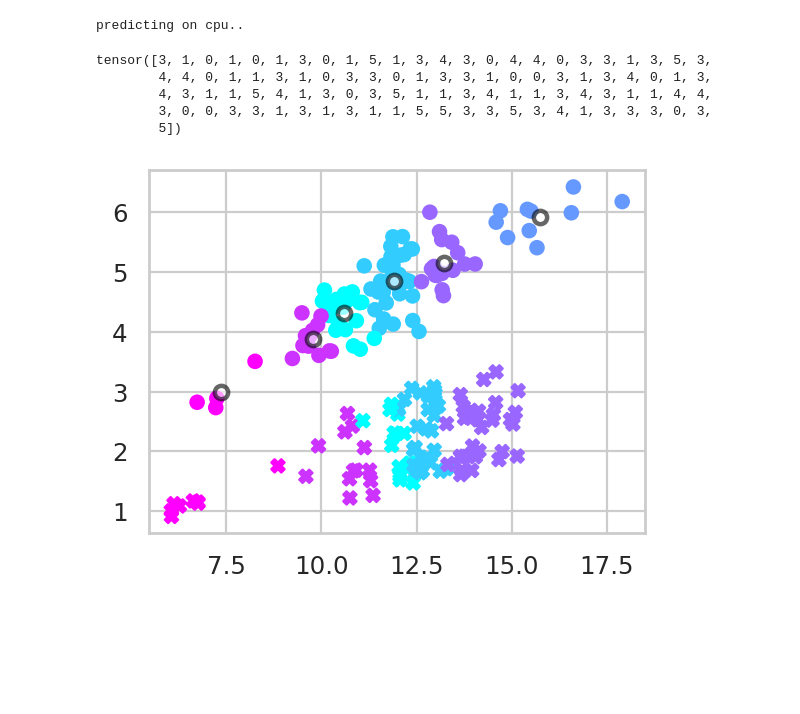
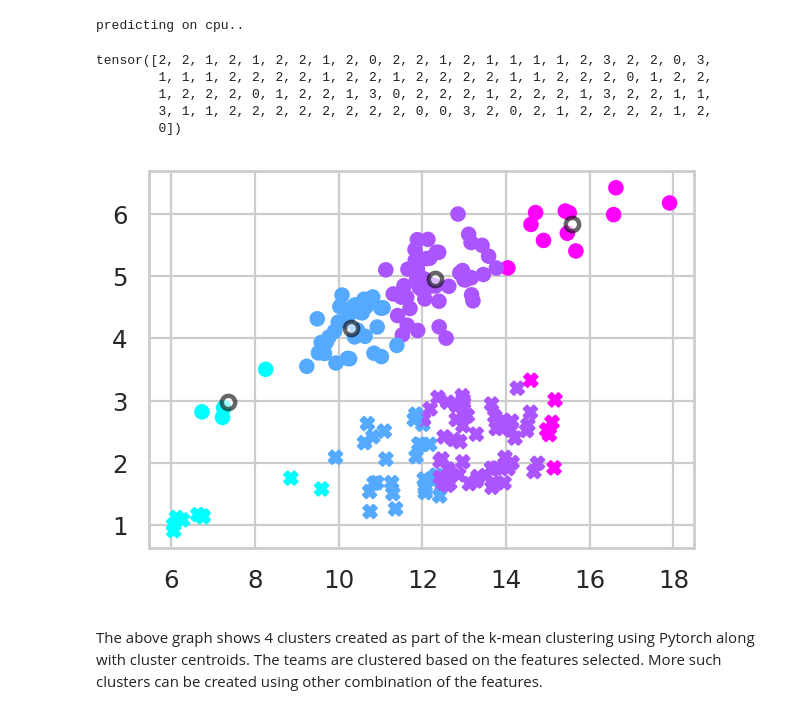
Before and after one commit to Karishma-Kuria/KMean-Clustering-Using-Scikit-Pytorch, a Jupyter notebook: K_MeanClustering.ipynb, the cells around one changed output. Saved outputs shown, nothing was run; the diff lists cells and outputs as text; code cells hidden in the pictures; blank space fills up the shorter version.

```diff
--- a/K_MeanClustering.ipynb
+++ b/K_MeanClustering.ipynb
@@ -339,8 +520,8 @@ from kmeans_pytorch import kmeans, kmeans_predict
 # %%
 # data
-num_clusters = 6
-x = df3.iloc[:, 0:2].values
-x = torch.from_numpy(x)
+num_clusters = 4
+x_val = game_df3.iloc[:, 0:2].values
+x_val = torch.from_numpy(x_val)
 # %%
 # set device
 if torch.cuda.is_available():
@@ -348,9 +529,9 @@ if torch.cuda.is_available():
 else:
     device = torch.device('cpu')
 # %%
-# k-means
-cluster_ids_x, cluster_centers = kmeans(
-    X=x, num_clusters=num_clusters, distance='euclidean', device=device
+# apply k-means
+x_cluster_ids, cluster_centers = kmeans(
+    X=x_val, num_clusters=num_clusters, distance='euclidean', device=device
 )
 # %% [output]
 running k-means on cpu..
@@ -373,8 +553,8 @@ tensor([[10.6001,  4.3195],
 # %%
-# more data
-y = df3.iloc[:, 2:4].values
-y = torch.from_numpy(y)
-y
+# use more data columns
+y_val = game_df3.iloc[:, 2:4].values
+y_val = torch.from_numpy(y_val)
+y_val
 # %% [output]
 tensor([[13.9737,  2.0877],
         [12.7476,  2.3762],
@@ -395,33 +575,35 @@ tensor([[13.9737,  2.0877],
         [ 6.2642,  1.0849]], dtype=torch.float64)
 # %%
 # predict cluster ids for y
-cluster_ids_y = kmeans_predict(
-    y, cluster_centers, 'euclidean', device=device
+y_cluster_ids = kmeans_predict(
+    y_val, cluster_centers, 'euclidean', device=device
 )
 # %% [output]
 predicting on cpu..
 # %%
-print(cluster_ids_y)
+print(y_cluster_ids)
 # %% [output]
-tensor([3, 1, 0, 1, 0, 1, 3, 0, 1, 5, 1, 3, 4, 3, 0, 4, 4, 0, 3, 3, 1, 3, 5, 3,
-        4, 4, 0, 1, 1, 3, 1, 0, 3, 3, 0, 1, 3, 3, 1, 0, 0, 3, 1, 3, 4, 0, 1, 3,
-        4, 3, 1, 1, 5, 4, 1, 3, 0, 3, 5, 1, 1, 3, 4, 1, 1, 3, 4, 3, 1, 1, 4, 4,
-        3, 0, 0, 3, 3, 1, 3, 1, 3, 1, 1, 5, 5, 3, 3, 5, 3, 4, 1, 3, 3, 3, 0, 3,
-        5])
+tensor([2, 2, 1, 2, 1, 2, 2, 1, 2, 0, 2, 2, 1, 2, 1, 1, 1, 1, 2, 3, 2, 2, 0, 3,
+        1, 1, 1, 2, 2, 2, 2, 1, 2, 2, 1, 2, 2, 2, 2, 1, 1, 2, 2, 2, 0, 1, 2, 2,
+        1, 2, 2, 2, 0, 1, 2, 2, 1, 3, 0, 2, 2, 2, 1, 2, 2, 2, 1, 3, 2, 2, 1, 1,
+        3, 1, 1, 2, 2, 2, 2, 2, 2, 2, 2, 0, 0, 3, 2, 0, 2, 1, 2, 2, 2, 2, 1, 2,
+        0])
 # %%
 # plot
 plot.figure(figsize=(4, 3), dpi=160)
-plot.scatter(x[:, 0], x[:, 1], c=cluster_ids_x, cmap='cool')
-plot.scatter(y[:, 0], y[:, 1], c=cluster_ids_y, cmap='cool', marker='X')
+plot.scatter(x_val[:, 0], x_val[:, 1], c=x_cluster_ids, cmap='cool')
+plot.scatter(y_val[:, 0], y_val[:, 1], c=y_cluster_ids, cmap='cool', marker='X')
 plot.scatter(
     cluster_centers[:, 0], cluster_centers[:, 1],
     c='white',
     alpha=0.6,
     edgecolors='black',
     linewidths=2
 )
-#plot.axis([10, 1, 10, 1])
-#plot.tight_layout()
+
+plot.tight_layout()
 plot.show()
 # %% [output]
-[figure, old version]
+[figure, new version]
+# %% [markdown]
+The above graph shows 4 clusters created as part of the k-mean clustering using Pytorch along with cluster centroids. The teams are clustered based on the features selected. More such clusters can be created using other combination of the features.
```
Also changed, not shown: parts of 79 cells of this notebook.
